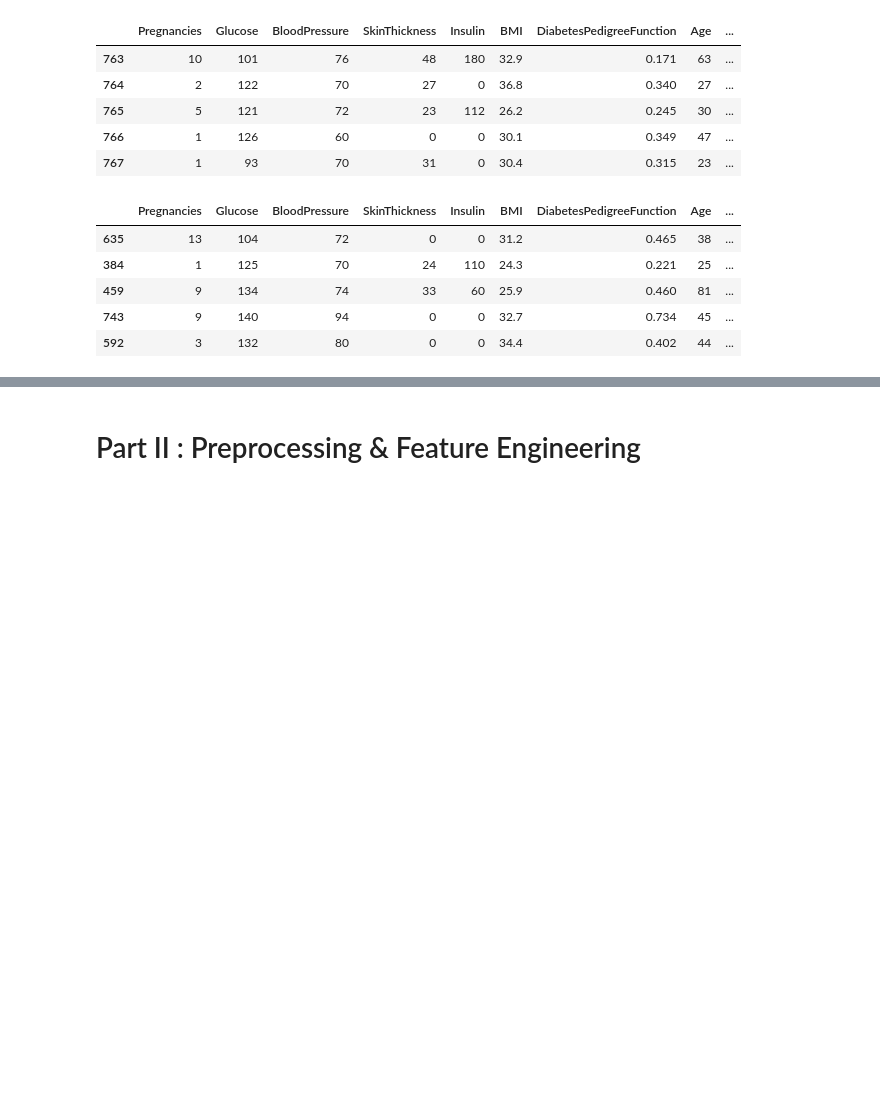
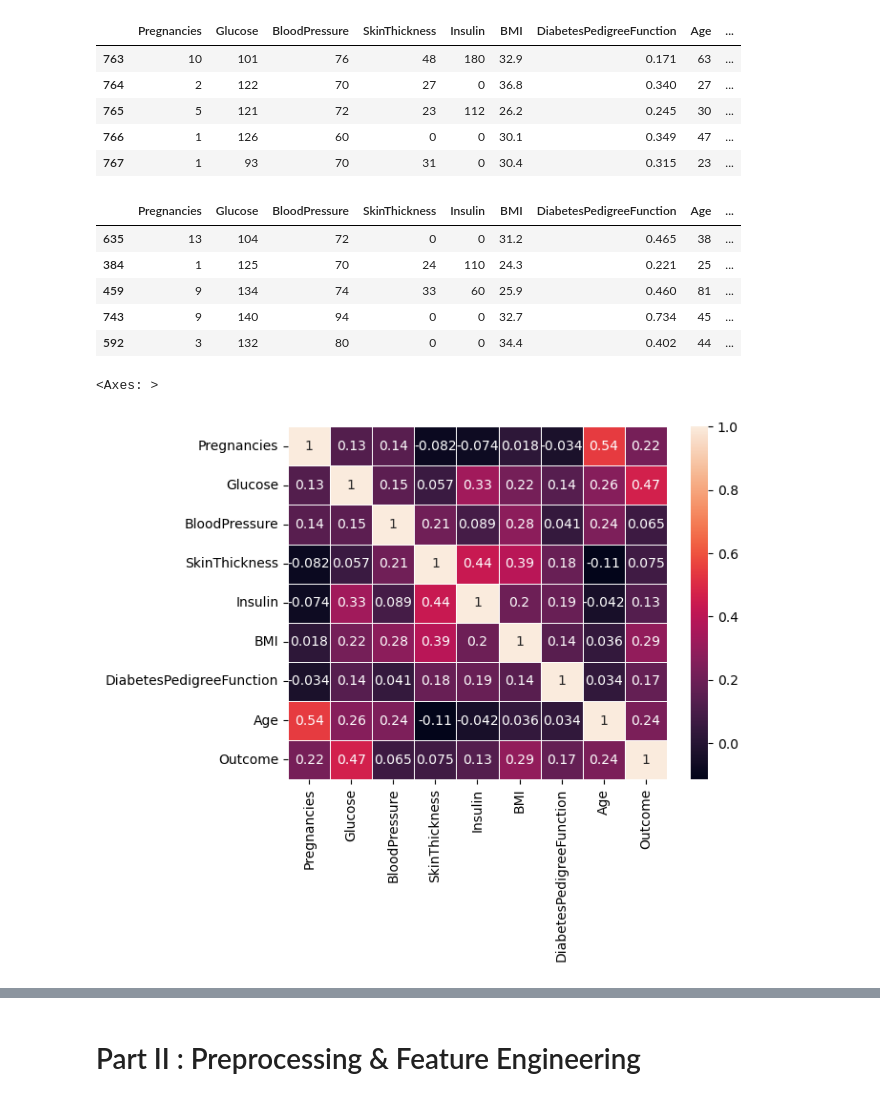
Before and after one commit to Kanustu/LHL_supervised_learning, a Jupyter notebook: Supervised Learning - Project.ipynb, the cells around one changed output, grey strips where cells are left out. Cells and saved outputs as stored; diff of their text form; code cells hidden in the pictures; blank space fills up the shorter version.

```diff
--- a/Supervised Learning - Project.ipynb
+++ b/Supervised Learning - Project.ipynb
@@ -106,3 +123,9 @@ df.sample(5)
 | 459 | 9 | 134 | 74 | 33 | 60 | 25.9 | 0.460 | 81 | ... |
 | 743 | 9 | 140 | 94 | 0 | 0 | 32.7 | 0.734 | 45 | ... |
 | 592 | 3 | 132 | 80 | 0 | 0 | 34.4 | 0.402 | 44 | ... |
+# %%
+corr = df.corr
+sns.heatmap(df.corr(), annot=True, linewidth=.5)
+# %% [output]
+<Axes: >
+[figure, added]
```
Also changed, not shown: parts of 12 cells of this notebook.
